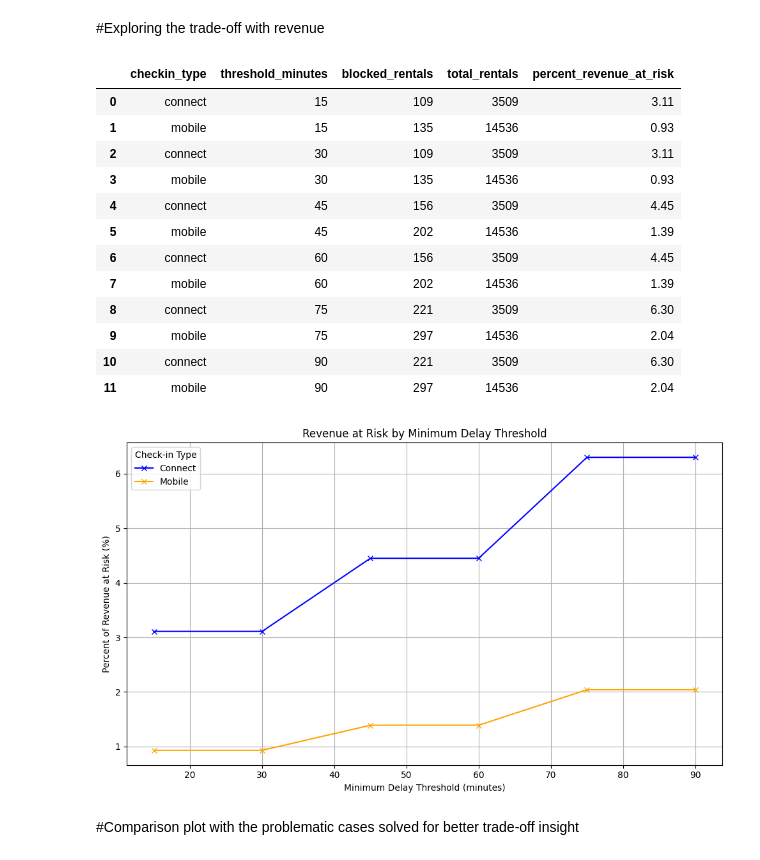
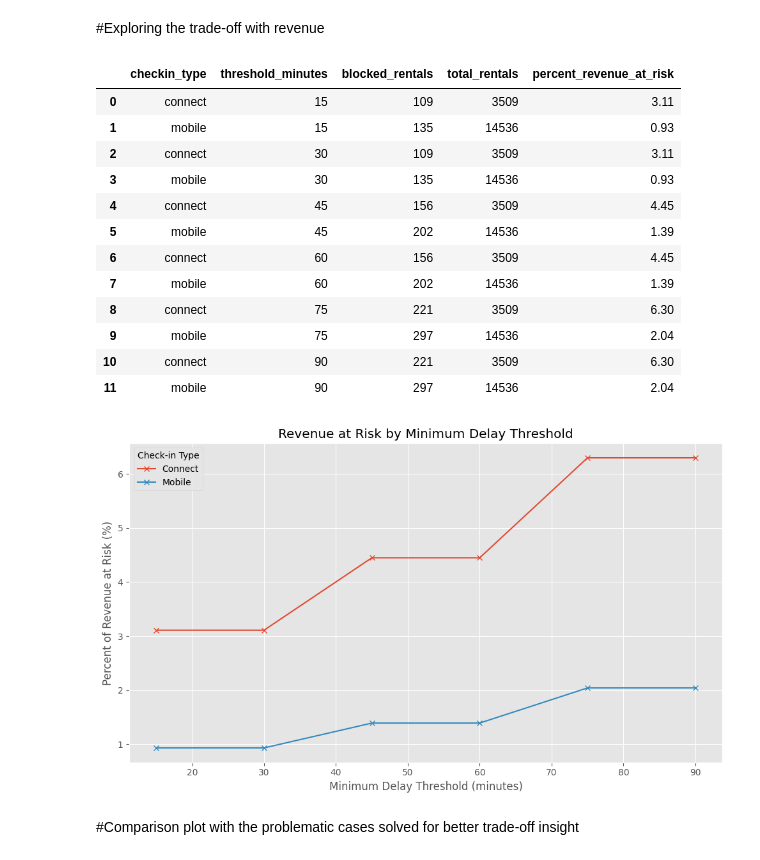
Before and after one commit to YnaPqt/deploiement-getaround, a Jupyter notebook: getaround_analysis.ipynb, the cells around one changed output. Drawn from its saved outputs; the diff is of its cells as text; code cells hidden in the pictures.

```diff
--- a/getaround_analysis.ipynb
+++ b/getaround_analysis.ipynb
@@ -29,6 +29,8 @@ import pandas as pd
 import numpy as np
 import matplotlib.pyplot as plt
 from IPython.display import display
+
+plt.style.use('ggplot')
 # %% [markdown]
 #Load Dataset
 # %%
@@ -404,8 +406,6 @@ display(solved_by_type_df)
 ##Plotting the percent of problematic cases solved for each threshold by check-in type
 # %%
 # Plotting the percent of problematic cases solved for each threshold by check-in type
-# Define custom colors
-colors = {'connect': 'blue', 'mobile': 'orange'}
 
 # Plot with custom colors
 plt.figure(figsize=(10, 6))
@@ -415,8 +415,7 @@ for checkin_type in solved_by_type_df['checkin_type'].unique():
         subset['threshold_minutes'],
         subset['percent_solved'],
         marker='o',
-        label=checkin_type.capitalize(),
-        color=colors.get(checkin_type, 'gray')
+        label=checkin_type.capitalize()
     )
 
 plt.title('Percent of Problematic Cases Solved by Threshold')
@@ -471,36 +470,35 @@ display(revenue_impact_df)
 plt.figure(figsize=(10, 6))
 for checkin_type in revenue_impact_df['checkin_type'].unique():
     subset = revenue_impact_df[revenue_impact_df['checkin_type'] == checkin_type]
     plt.plot(
         subset['threshold_minutes'],
         subset['percent_revenue_at_risk'],
         marker='x',
-        label=checkin_type.capitalize(),
-        color=colors.get(checkin_type, 'gray')
+        label=checkin_type.capitalize()
     )
 
 plt.title('Revenue at Risk by Minimum Delay Threshold')
 plt.xlabel('Minimum Delay Threshold (minutes)')
 plt.ylabel('Percent of Revenue at Risk (%)')
 plt.legend(title='Check-in Type')
 plt.grid(True)
 plt.tight_layout()
 plt.show()
 # %% [output]
 |  | checkin_type | threshold_minutes | blocked_rentals | total_rentals | percent_revenue_at_risk |
 | 0 | connect | 15 | 109 | 3509 | 3.11 |
 | 1 | mobile | 15 | 135 | 14536 | 0.93 |
 | 2 | connect | 30 | 109 | 3509 | 3.11 |
 | 3 | mobile | 30 | 135 | 14536 | 0.93 |
 | 4 | connect | 45 | 156 | 3509 | 4.45 |
 | 5 | mobile | 45 | 202 | 14536 | 1.39 |
 | 6 | connect | 60 | 156 | 3509 | 4.45 |
 | 7 | mobile | 60 | 202 | 14536 | 1.39 |
 | 8 | connect | 75 | 221 | 3509 | 6.30 |
 | 9 | mobile | 75 | 297 | 14536 | 2.04 |
 | 10 | connect | 90 | 221 | 3509 | 6.30 |
 | 11 | mobile | 90 | 297 | 14536 | 2.04 |
-[figure, old version]
+[figure, new version]
 # %% [markdown]
 #Comparison plot with the problematic cases solved for better trade-off insight
 # %%
```
Also changed, not shown: parts of 10 cells of this notebook.
